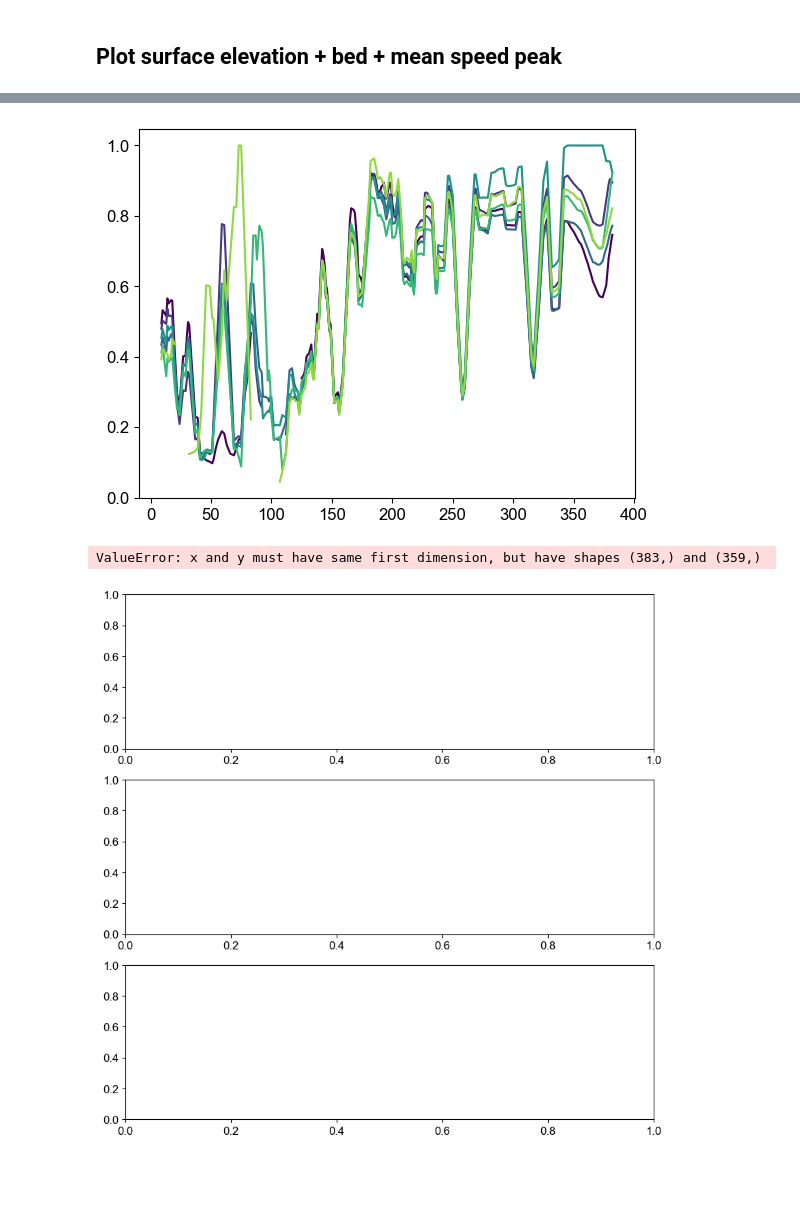
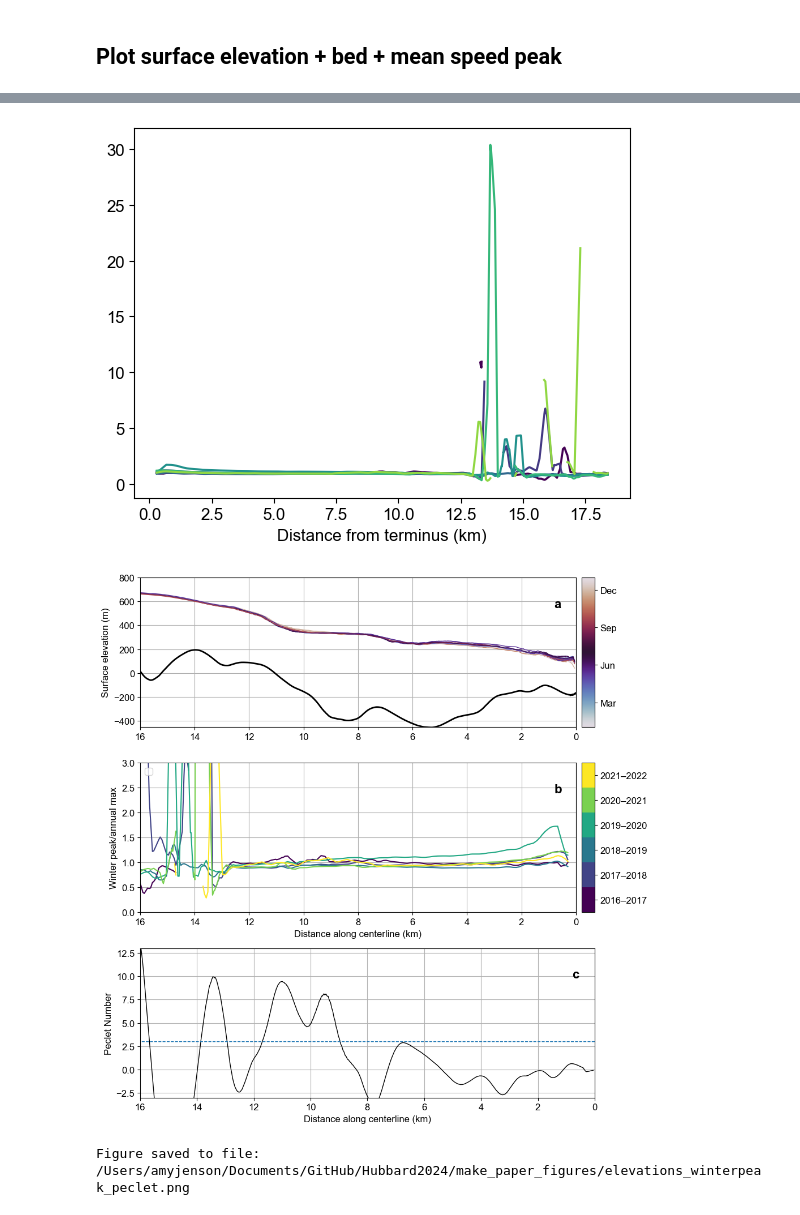
Before and after one commit to pohlan/Hubbard2024, a Jupyter notebook: make_paper_figures/surface_thickness_strength.ipynb, the cells around one changed output, grey strips where cells are left out. Saved outputs shown, nothing was run; the diff lists cells and outputs as text; code cells hidden in the pictures; blank space fills up the shorter version.

Commit message:
update surface_thickness_strength to use new flowline,

```diff
--- a/make_paper_figures/surface_thickness_strength.ipynb
+++ b/make_paper_figures/surface_thickness_strength.ipynb
@@ -269,7 +180,7 @@ for year in tqdm(years):
 
     # Winter peak
     winter_mask = np.logical_or(
-        np.logical_and(ds.month >= 11, ds.year == year),
+        np.logical_and(ds.month >= 10, ds.year == year),
         np.logical_and(ds.month <= 2, ds.year == year+1)
     )
     winter_velocities = ds.v[winter_mask, :, :]
@@ -294,41 +205,45 @@ for year in tqdm(years):
 
    # Absolute minimum
     min_mask = np.logical_and(
         np.logical_and(ds.month >= 4, ds.month <= 10),
         ds.year == year+1,
     )
     min_velocities = ds.v[min_mask, :, :]
     abs_min = min_velocities.min(dim='time')
 
     # Absolute maximum
-    # max_mask = np.logical_and(ds.year == year+1)
-    # min_velocities = ds.v[max_mask, :, :]
-    abs_max = ds.v.max(dim='time')
+    max_mask = ds.year == year+1
+    max_velocities = ds.v[max_mask, :, :]
+    abs_max = max_velocities.max(dim='time')
+
 
     # Strength of double peaks
     #avg_mag = (winter_peak + summer_peak)/2
     #mask = (winter_peak < middle_min) | (summer_peak < 500)
     #strength = (winter_peak - middle_min) #/(winter_peak) # (winter_peak/summer_peak)
     #strength = (winter_peak - abs_min) #/(summer_peak-min) # (winter_peak/summer_peak)
-    strength = winter_peak/abs_max
+    strength = winter_peak/summer_peak
     #strength = xr.where(mask, np.nan, strength)
 
     # Sample along centerline
-    strength_cl_np = [float(strength.sel(x=x_samp, y=y_samp, method='nearest').data) for (x_samp, y_samp) in list(zip(x, y))]
+    strength_cl_np = [float(strength.sel(x=x_samp, y=y_samp, method='nearest').data) for (x_samp, y_samp) in list(zip(x_resamp, y_resamp))]
     strength_cl = pd.DataFrame({year: strength_cl_np})
 
     strength_cl =  strength_cl #/np.max(strength_cl)
+
     # Smooth over a 500 m window
-    strength_cl_smooth = strength_cl.rolling(10).mean()
+    strength_cl_smooth = strength_cl.rolling(150).mean()
 
     strengths_cl = pd.concat([strengths_cl, strength_cl_smooth], axis=1)
 
-    ax.plot(strengths_cl[year], '-', color=plt.cm.viridis(i/len(years)))
+    #ax.plot(strengths_cl[year], '-', color=plt.cm.viridis(i/len(years)))
+    ax.plot(cl_dist/1000, strengths_cl[year], color=plt.cm.viridis(i/len(years)))
+    ax.set_xlabel('Distance from terminus (km)')
     i+=1
 
 plt.show()
 # %% [output]
-[figure, old version]
+[figure, new version]
 # %%
 # Set up figure
 fontsize=12
@@ -336,30 +251,52 @@ plt.rcParams.update({'font.size':fontsize, 'font.sans-serif':'Arial'})
 #fig, ax = plt.subplots(2, 1, figsize=(10,8), gridspec_kw={'height_ratios':[2, 1]})
 fig, ax = plt.subplots(3, 1, figsize=(10,10))
 lw=1
-xlim = [12,0] # km from terminus
+xlim = [16,0] # km from terminus
 
 # Moving average for bed
-def moving_average(x, w=8):
+def moving_average(x, w=170):
     return np.convolve(x, np.ones(w), 'same') / w
-bed_cl_smooth = moving_average(bed_cl)
+bed_cl_smooth = moving_average(bed_cl, 100)
+
+# gradient for Peclet number
+dbdx = np.gradient(bed_cl_smooth, cl_dist)
+dbdx_smooth = moving_average(dbdx, 300)
 
 ### a) Surface + bed elevations
 # Reorder to put more drastic changes on top
+
 h_cl_df['Month'] = pd.Categorical(h_cl_df['Date'].dt.month, [1, 2, 3, 10, 11, 12,
                                                              4, 5, 6, 7, 8, 9])
 h_cl_df = h_cl_df.sort_values(by='Month')
+
 # Define colormap for surface profiles
 cmap = plt.cm.twilight
+
 # Surfaces
 h_cols = [x for x in list(h_cl_df.columns) if '.' in x]
 for i in range(len(h_cl_df)):
     month = pd.DatetimeIndex(h_cl_df['Date']).month[i]
     color = cmap((month-1)/11)
     ax[0].plot(np.divide(cl_dist, 1e3), h_cl_df.iloc[i][h_cols], '-', linewidth=lw, color=color)
-    surf = np.mean(h_cl_df.iloc[i][h_cols])
+
+    # calculate Pe number at different times of year
+    surf = h_cl_df.iloc[i][h_cols]
+
+    #H_smooth = surf - bed_cl_smooth
+    #Pe = 2 * dbdx_smooth/H_smooth * cl_dist
+    #ax[2].plot(np.divide(cl_dist, 1e3), Pe , linewidth=0.5, label='Pe',color=color)
+
+mean_surf = h_cl_df[h_cols].mean(axis=0).values
+#ax[0].plot(np.divide(cl_dist, 1e3), mean_surf, '-', linewidth=lw, color='k')
 
 # Bed
-ax[0].plot(np.divide(cl_dist, 1e3), bed_cl_smooth, '-k', linewidth=lw+1, label='Bed topography')
+
+# near terminus, not smoothed to avoid strangeness
+term_mask = (cl_dist <= 200)
+ax[0].plot(np.divide(cl_dist[term_mask], 1e3), np.array(bed_cl)[term_mask], '-k', linewidth=lw+1, label='Bed topography')
+glac_mask = (cl_dist > 200)
+ax[0].plot(np.divide(cl_dist[glac_mask], 1e3), bed_cl_smooth[glac_mask], '-k', linewidth=lw+1, label='Bed topography')
+
 # Plot the colorbar
 sm = ScalarMappable(cmap=cmap)
 divider1 = make_axes_locatable(ax[0])
@@ -375,7 +312,7 @@ cbar.ax.set_yticklabels(labels)
 ax[0].grid()
 ax[0].set_ylabel('Surface elevation (m)')
 ax[0].set_xlim(xlim)
-ax[0].set_ylim(-450, 550)
+ax[0].set_ylim(-450, 800)
 
 ### b) Speed strengths
 cmap = plt.cm.viridis
@@ -386,9 +323,9 @@ for i, year in enumerate(years[0:]):
 #ax[1].plot(np.divide(cl_dist, 1e3), strengths_cl.mean(axis=1), '-k', linewidth=lw+2, label='Average')
 ax[1].legend(loc='upper left')
 ax[1].set_xlim(xlim)
-#ax[1].set_ylim([800, 3000])
+ax[1].set_ylim([0, 3])
 ax[1].set_xlabel('Distance along centerline (km)')
-ax[1].set_ylabel('Winter peak - annual min (m a$^{-1}$)')
+ax[1].set_ylabel('Winter peak/annual max')
 # Plot colorbar
 listed_cmap = matplotlib.colors.ListedColormap(colors)
 bounds = np.arange(len(colors) + 1)
@@ -401,13 +338,14 @@ cbar.ax.set_yticklabels([f'{year}–{year+1}' for year in years[0:]])  # Customi
 cbar.ax.tick_params(which='minor', length=0)
 
 ### c) Peclet number
-dbdx = np.gradient(bed_cl_smooth, cl_dist)
-H_smooth = surf - bed_cl_smooth
-Pe = 2 * dbdx/H_smooth * cl_dist
-ax[2].plot(np.divide(cl_dist, 1e3), Pe , '-k', linewidth=lw, label='Pe')
+H_smooth = mean_surf - bed_cl_smooth
+Pe = 2 * dbdx_smooth/H_smooth * cl_dist
+ax[2].plot(np.divide(cl_dist, 1e3), Pe , linewidth=lw, label='Pe',color='k')
+
+#ax[2].plot(np.divide(cl_dist, 1e3), Pe , linewidth=0.5, label='Pe',color='k')
 ax[2].plot(np.divide(cl_dist, 1e3), np.ones(len(cl_dist))*3 , '--', linewidth=lw, label='Pe')
 ax[2].set_xlim(xlim)
-ax[2].set_ylim([-3,10])
+ax[2].set_ylim([-3,13])
 ax[2].set_xlabel('Distance along centerline (km)')
 ax[2].set_ylabel('Peclet Number')
 
@@ -429,5 +367,5 @@ fig_fn = os.path.join(figures_out_path, 'elevations_winterpeak_peclet.png')
 fig.savefig(fig_fn, dpi=300, bbox_inches='tight')
 print('Figure saved to file:', fig_fn)
 # %% [output]
+[figure, new version]
-ValueError: x and y must have same first dimension, but have shapes (383,) and (359,)
+Figure saved to file: /Users/amyjenson/Documents/GitHub/Hubbard2024/make_paper_figures/elevations_winterpeak_peclet.png
-[figure, old version]
```
Also changed, not shown: parts of 7 cells of this notebook, 1 other file.
